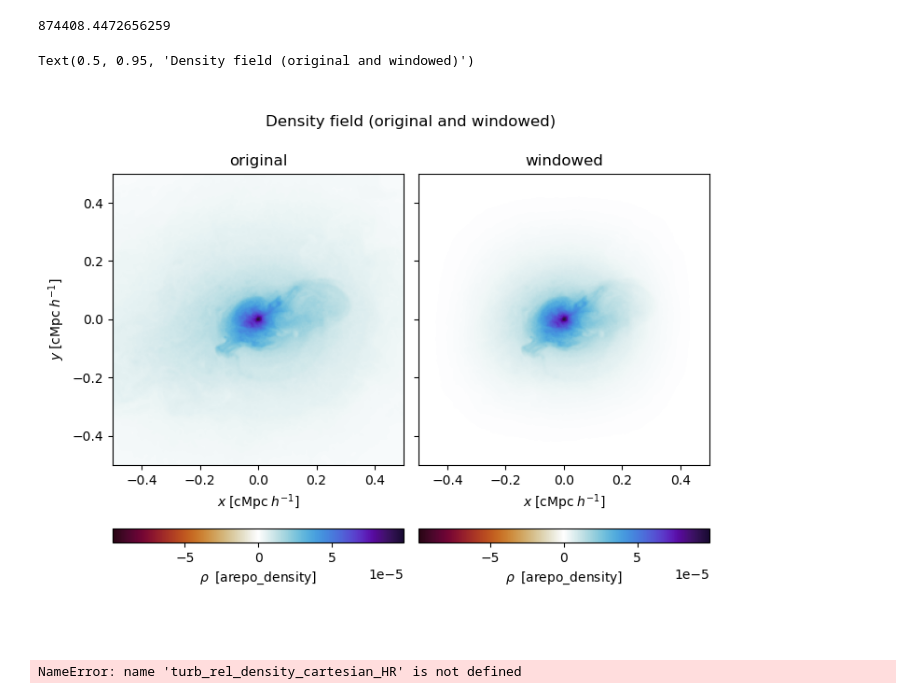
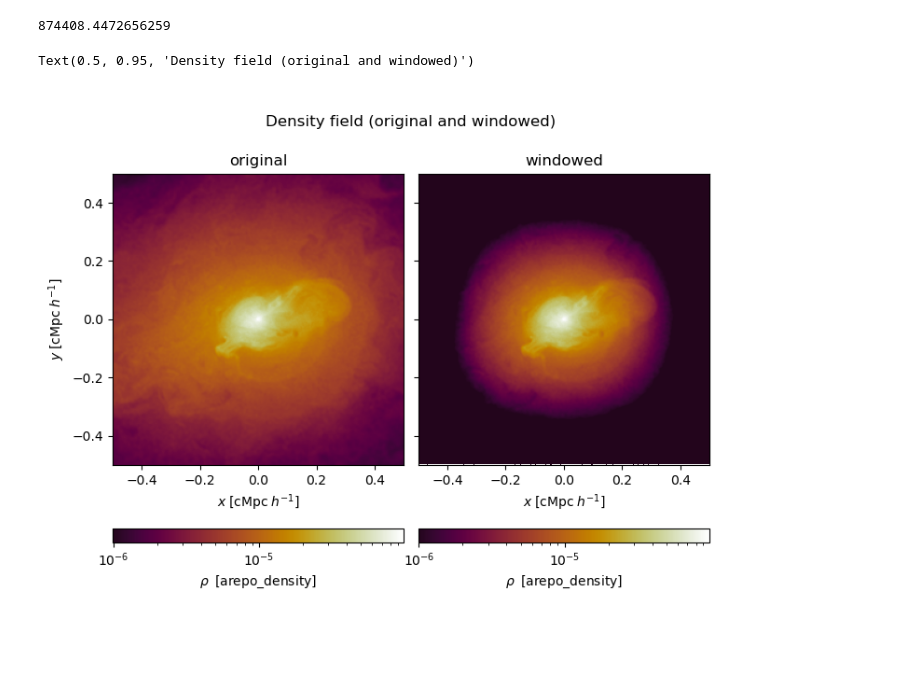
Before and after one commit to LorenzoLMP/turbocluster-public, a Jupyter notebook: examples/deposit_and_power_spectra.ipynb, the cells around one changed output. Cells and saved outputs as stored; diff of their text form; code cells hidden in the pictures.

```diff
--- a/examples/deposit_and_power_spectra.ipynb
+++ b/examples/deposit_and_power_spectra.ipynb
@@ -488,19 +485,20 @@ dens_cart_hann = dens_cart_hann.to_physical
 dens_cart = dens_cart.to_physical
 # dens_turb = dens_turb.to_physical.cgs
 
-vmin = -np.max(dens_cart.value)
+vmax = np.max(dens_cart.value)
+vmin = 1e-2*vmax
 # print(vmin)
-vmax = np.max(dens_cart.value)
+
 # print(vmax)
-# norm = LogNorm(vmin=vmin,vmax=vmax)
-norm = Normalize(vmin=vmin,vmax=vmax)
+norm = LogNorm(vmin=vmin,vmax=vmax)
+# norm = Normalize(vmin=vmin,vmax=vmax)
 
 # vmin = -0.8*delta_density_rel.max()
 # vmax = 0.8*delta_density_rel.max()
 # print(vmin)
 # norm1 = Normalize(vmin=vmin,vmax=vmax)
 # norm = norm1
-cmap = cmr.fusion
+cmap = cmr.fall
 
 fig, axes = plt.subplots(1,2, figsize=(8,6),sharex=True, sharey=True)
 
@@ -520,34 +518,34 @@ axes[1].set_title('windowed')
 
 for i in range(2):
     axes[i].set_xlabel(extent.label('x'))
 
 axes[0].set_ylabel(extent.label('y'))
 
 
 
 cbar = fig.colorbar(im1, orientation='horizontal')
 cbar.set_label(dens_cart.label('\\rho'))
 
 cbar = fig.colorbar(im2, orientation='horizontal')
 cbar.set_label(dens_cart_hann.label('\\rho'))
 
 # cbar = fig.colorbar(im3, orientation='horizontal')
 # cbar.set_label(delta_density_rel.label('\\Delta \\delta \\rho / \\rho'))
 
 
 fig.subplots_adjust(top=0.85,
 bottom=0.1,
 left=0.10,
 right=0.90,
 hspace=0.0,
 wspace=0.05)
 
 fig.suptitle('Density field (original and windowed)',y=0.95)
 # plt.savefig(f'Halo{halo}_density_center_non_starforming.pdf')
 # plt.close()
 # %% [output]
 Text(0.5, 0.95, 'Density field (original and windowed)')
-[figure, old version]
+[figure, new version]
 # %%
 # this is the zero-padded relative *turbulent* density fluctuation
 npads = 2
@@ -621,13 +619,11 @@ kz_HR = np.fft.rfftfreq(Nz_HR, d=1.0/Nx_HR)
 # we get physical wavenumbers (1/length)
 Lx = depo_HR.widths[0]
 KX_HR, KY_HR, KZ_HR = np.meshgrid(kx_HR, ky_HR, kz_HR, indexing='ij')
-hat_turb_rel_den_HR = np.fft.rfftn(turb_rel_density_cartesian_HR)
+hat_den_HR = np.fft.rfftn(density_cartesian_HR)
 
 
 powerspectr_HR, k1d_HR = power_spectrum1d_gpu(KX_HR, KY_HR, KZ_HR,
-                                              hat_turb_rel_den_HR, (Nx_HR,Ny_HR,Nz_HR), Lx)
+                                              hat_den_HR, (Nx_HR,Ny_HR,Nz_HR), Lx)
-# %% [output]
-NameError: name 'turb_rel_density_cartesian_HR' is not defined
 # %%
 fig, ax = plt.subplots(figsize=(6,5))
 t = np.logspace(np.log10(1e-2),np.log10(1e-1), 100)
```
Also changed, not shown: parts of 2 cells of this notebook, 2 other files.
